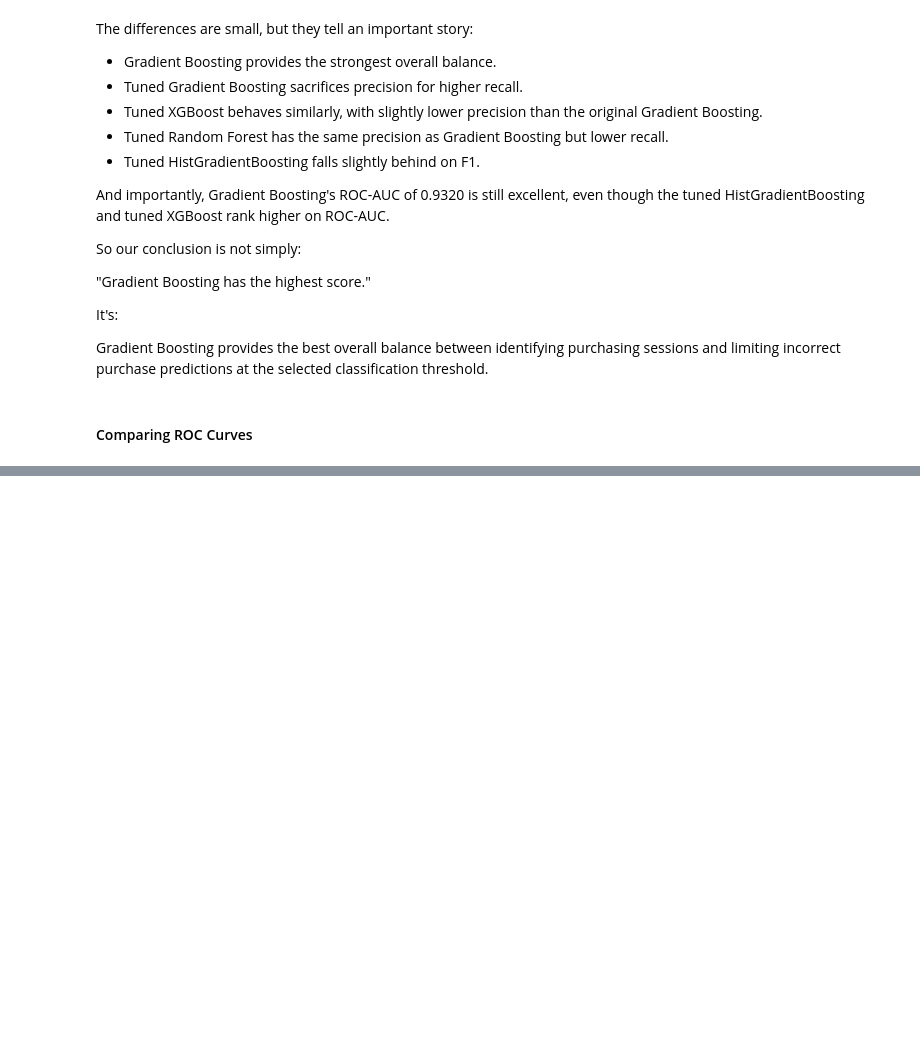
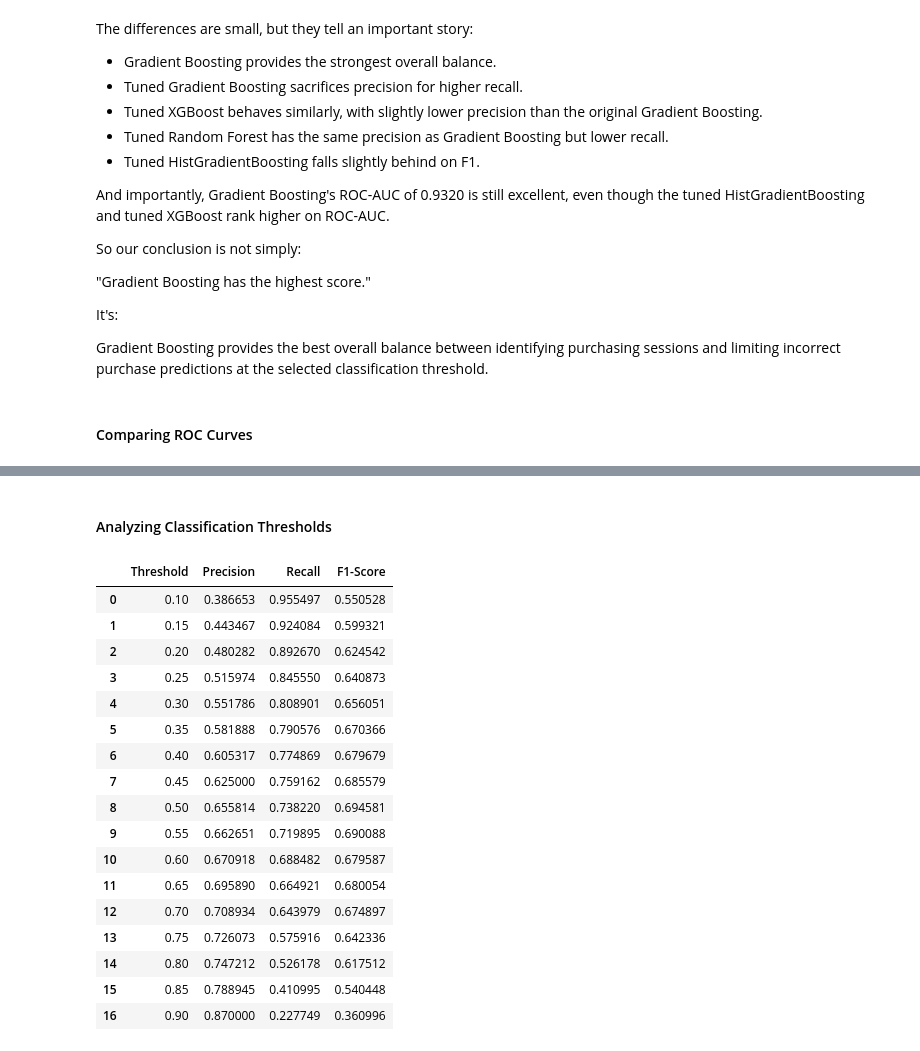
Before and after one commit to TejasMJ/ecommerce-conversion-dynamics, a Jupyter notebook: notebooks/06_model_evaluation.ipynb, the cells around one changed output, grey strips where cells are left out. Cells and saved outputs as stored; diff of their text form; code cells hidden in the pictures; blank space fills up the shorter version.

```diff
--- a/notebooks/06_model_evaluation.ipynb
+++ b/notebooks/06_model_evaluation.ipynb
@@ -457,0 +542,70 @@ Gradient Boosting provides the best overall balance between identifying purchasi
+# %% [markdown]
+#### Analyzing Classification Thresholds
+# %%
+from sklearn.metrics import precision_score, recall_score, f1_score
+
+thresholds = np.arange(
+    0.10,
+    0.91,
+    0.05
+)
+
+threshold_results = []
+
+final_candidate = models[
+    'Gradient Boosting'
+]
+
+y_score = final_candidate.predict_proba(
+    X_test
+)[:, 1]
+
+for threshold in thresholds:
+
+    y_pred_threshold = (
+        y_score >= threshold
+    ).astype(int)
+
+    threshold_results.append({
+        'Threshold': threshold,
+        'Precision': precision_score(
+            y_test,
+            y_pred_threshold,
+            zero_division=0
+        ),
+        'Recall': recall_score(
+            y_test,
+            y_pred_threshold,
+            zero_division=0
+        ),
+        'F1-Score': f1_score(
+            y_test,
+            y_pred_threshold,
+            zero_division=0
+        )
+    })
+
+threshold_results = pd.DataFrame(
+    threshold_results
+)
+
+threshold_results
+# %% [output]
+|  | Threshold | Precision | Recall | F1-Score |
+| 0 | 0.10 | 0.386653 | 0.955497 | 0.550528 |
+| 1 | 0.15 | 0.443467 | 0.924084 | 0.599321 |
+| 2 | 0.20 | 0.480282 | 0.892670 | 0.624542 |
+| 3 | 0.25 | 0.515974 | 0.845550 | 0.640873 |
+| 4 | 0.30 | 0.551786 | 0.808901 | 0.656051 |
+| 5 | 0.35 | 0.581888 | 0.790576 | 0.670366 |
+| 6 | 0.40 | 0.605317 | 0.774869 | 0.679679 |
+| 7 | 0.45 | 0.625000 | 0.759162 | 0.685579 |
+| 8 | 0.50 | 0.655814 | 0.738220 | 0.694581 |
+| 9 | 0.55 | 0.662651 | 0.719895 | 0.690088 |
+| 10 | 0.60 | 0.670918 | 0.688482 | 0.679587 |
+| 11 | 0.65 | 0.695890 | 0.664921 | 0.680054 |
+| 12 | 0.70 | 0.708934 | 0.643979 | 0.674897 |
+| 13 | 0.75 | 0.726073 | 0.575916 | 0.642336 |
+| 14 | 0.80 | 0.747212 | 0.526178 | 0.617512 |
+| 15 | 0.85 | 0.788945 | 0.410995 | 0.540448 |
+| 16 | 0.90 | 0.870000 | 0.227749 | 0.360996 |
```
Also changed, not shown: parts of 23 cells of this notebook.
